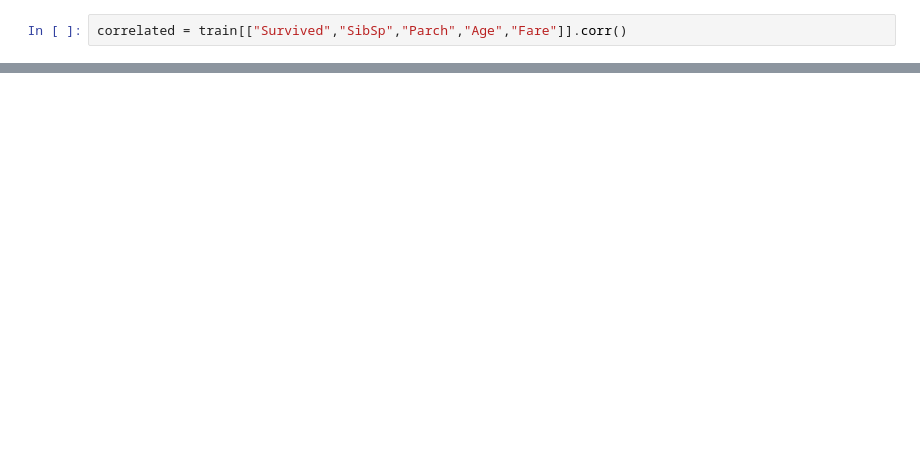
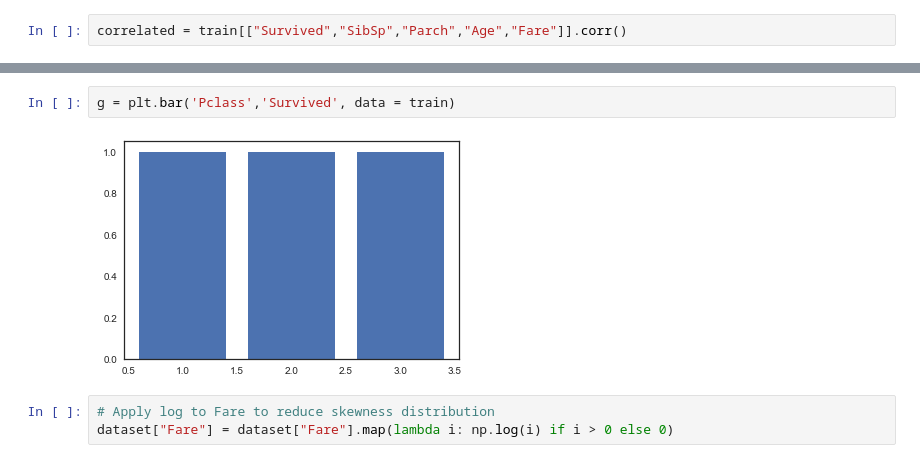
Before and after one commit to sairama/DATA-SCIENCE, a Jupyter notebook: titanic jupyter.ipynb, the cells around one changed output, grey strips where cells are left out. Cells and saved outputs as stored; diff of their text form; blank space fills up the shorter version.

```diff
--- a/titanic jupyter.ipynb
+++ b/titanic jupyter.ipynb
@@ -241,0 +260,7 @@ g = g.map(sns.distplot,'Age')
+# %%
+g = plt.bar('Pclass','Survived', data = train)
+# %% [output]
+[figure, added]
+# %%
+# Apply log to Fare to reduce skewness distribution
+dataset["Fare"] = dataset["Fare"].map(lambda i: np.log(i) if i > 0 else 0)
```
Also changed, not shown: parts of 151 cells of this notebook.
